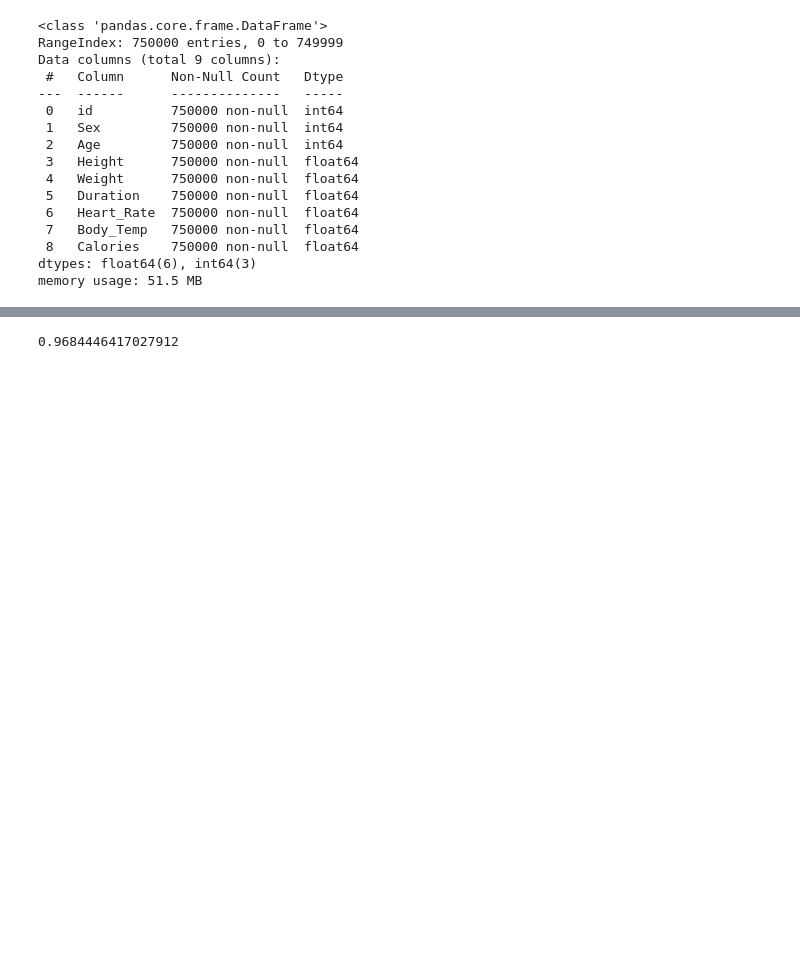
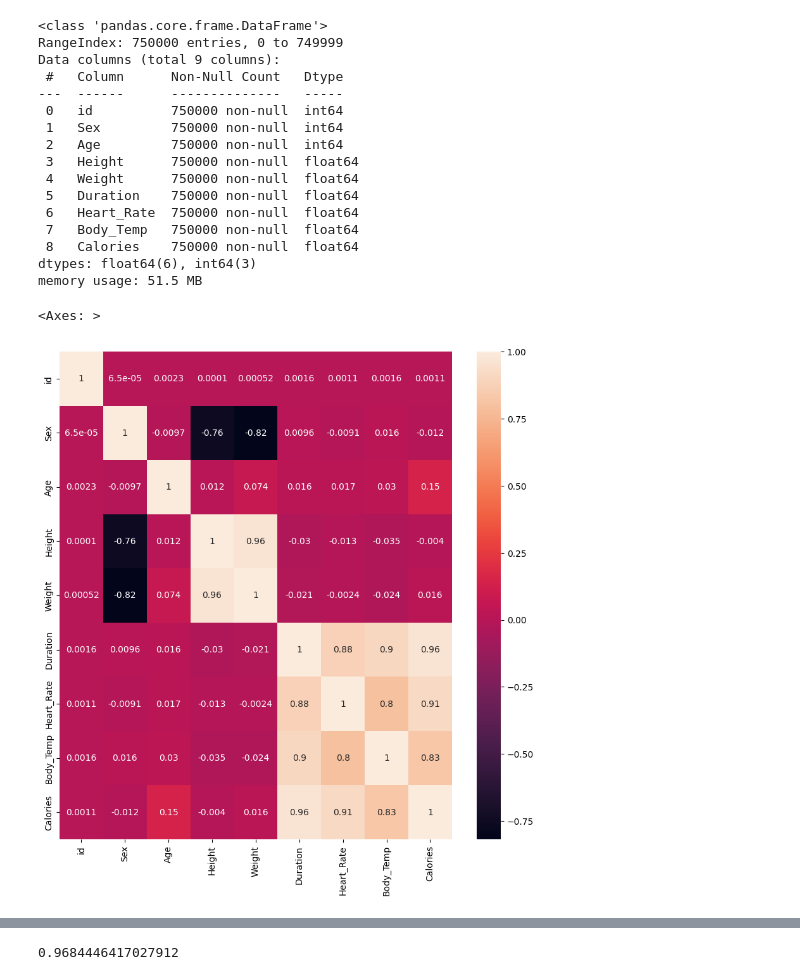
Before and after one commit to Aum-Patel1234/Machine-Learning, a Jupyter notebook: Predict Calorie Expenditure/Predict_Calorie_Expenditure.ipynb, the cells around one changed output, grey strips where cells are left out. Drawn from its saved outputs; the diff is of its cells as text; code cells hidden in the pictures; blank space fills up the shorter version.

```diff
--- a/Predict Calorie Expenditure/Predict_Calorie_Expenditure.ipynb
+++ b/Predict Calorie Expenditure/Predict_Calorie_Expenditure.ipynb
@@ -83,3 +77,12 @@ Data columns (total 9 columns):
  8   Calories    750000 non-null  float64
 dtypes: float64(6), int64(3)
 memory usage: 51.5 MB
+# %%
+import matplotlib.pyplot as plt
+import seaborn as sns
+
+ax, fig = plt.subplots(figsize=(10,10))
+sns.heatmap(df.corr(), annot=True)
+# %% [output]
+<Axes: >
+[figure, added]
```
Also changed, not shown: parts of 42 cells of this notebook.
